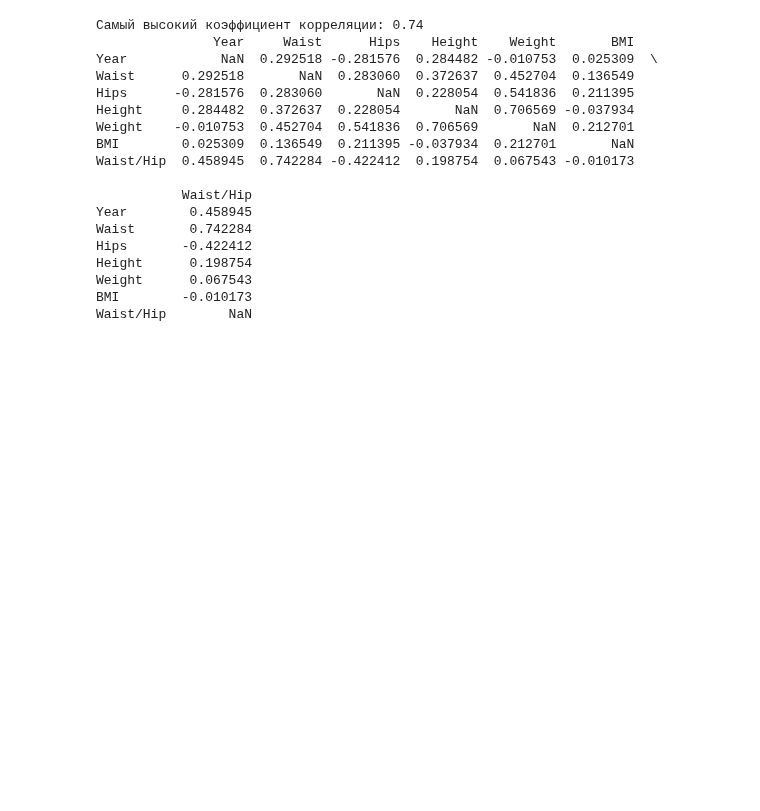
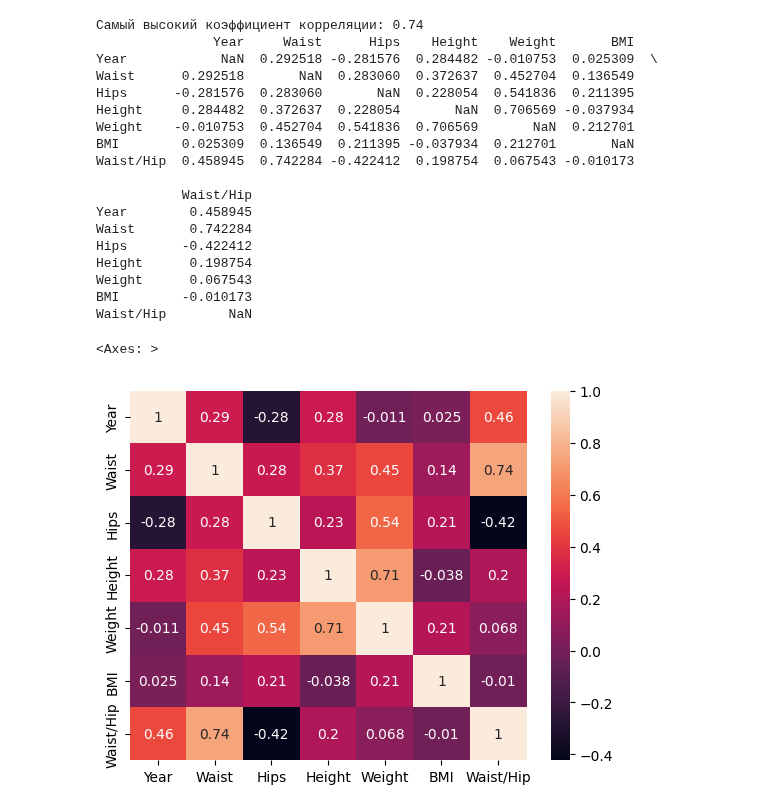
Before and after one commit to DenisMaltsev76/DM_76, a Jupyter notebook: Skillfactory/EDA-2. Математическая статистика в контексте EDA/unit_check_up.ipynb, the cells around one changed output. Saved outputs shown, nothing was run; the diff lists cells and outputs as text; code cells hidden in the pictures; blank space fills up the shorter version.

```diff
--- a/Skillfactory/EDA-2. Математическая статистика в контексте EDA/unit_check_up.ipynb
+++ b/Skillfactory/EDA-2. Математическая статистика в контексте EDA/unit_check_up.ipynb
@@ -221,0 +224,5 @@ Waist/Hip        NaN
+# %%
+sns.heatmap(df_copy.corr(),annot = True)
+# %% [output]
+<Axes: >
+[figure, added]
```
Also changed, not shown: parts of 5 cells of this notebook.
